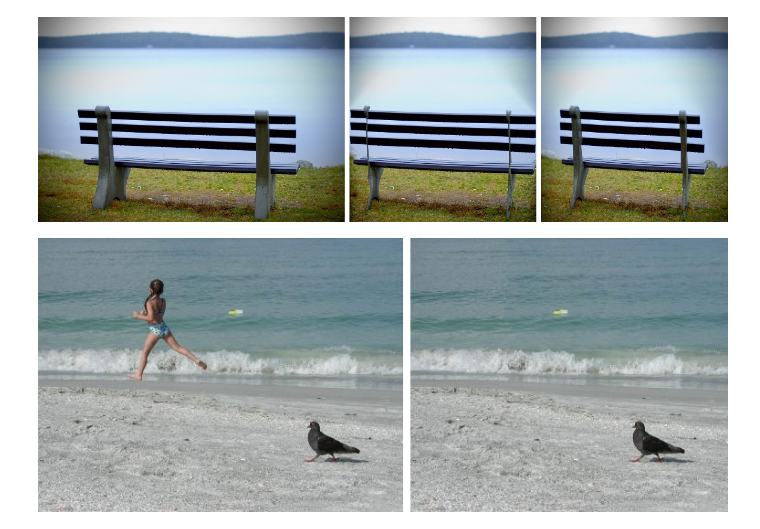
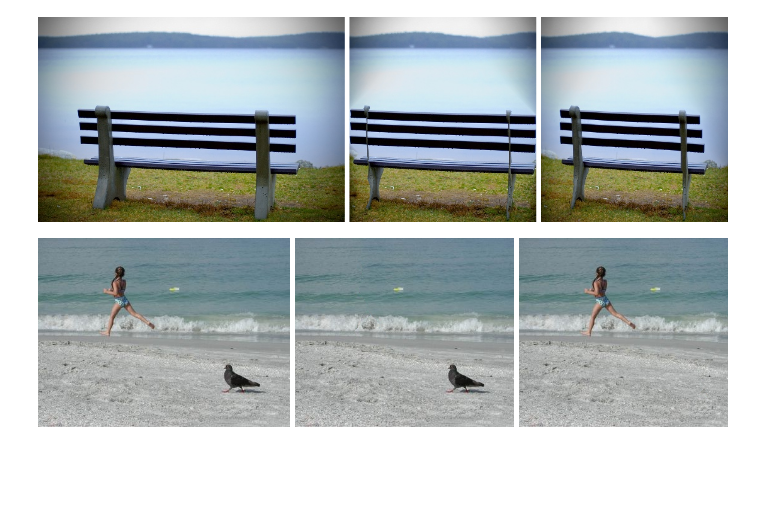
Before and after one commit to li-plus/seam-carving, a Jupyter notebook: example/demo.ipynb, the cells around one changed output. Saved outputs shown, nothing was run; the diff lists cells and outputs as text; code cells hidden in the pictures; blank space fills up the shorter version.

```diff
--- a/example/demo.ipynb
+++ b/example/demo.ipynb
@@ -27,11 +25,13 @@ Image.fromarray(np.hstack((src, padding, backward, padding, forward)))
 [figure]
 # %%
 # object removal
-src = np.array(Image.open("../fig/beach.jpg"))
+src = np.asarray(Image.open("../fig/beach.jpg"))
 h, w, c = src.shape
-mask = np.array(Image.open("../fig/beach_girl.png").convert("L"))
-dst = seam_carving.resize(src, drop_mask=mask)
+girl_mask = np.asarray(Image.open("../fig/beach_girl.png").convert("L"))
+girl_removed = seam_carving.resize(src, drop_mask=girl_mask)
+bird_mask = np.asarray(Image.open("../fig/beach_bird.png").convert("L"))
+bird_removed = seam_carving.resize(src, drop_mask=bird_mask)
 padding = np.full((h, 8, c), 255, dtype=np.uint8)
-Image.fromarray(np.hstack((src, padding, dst)))
+Image.fromarray(np.hstack((src, padding, girl_removed, padding, bird_removed)))
 # %% [output]
-[figure, old version]
+[figure, new version]
```
Also changed, not shown: parts of 1 cell of this notebook, 1 other file.
